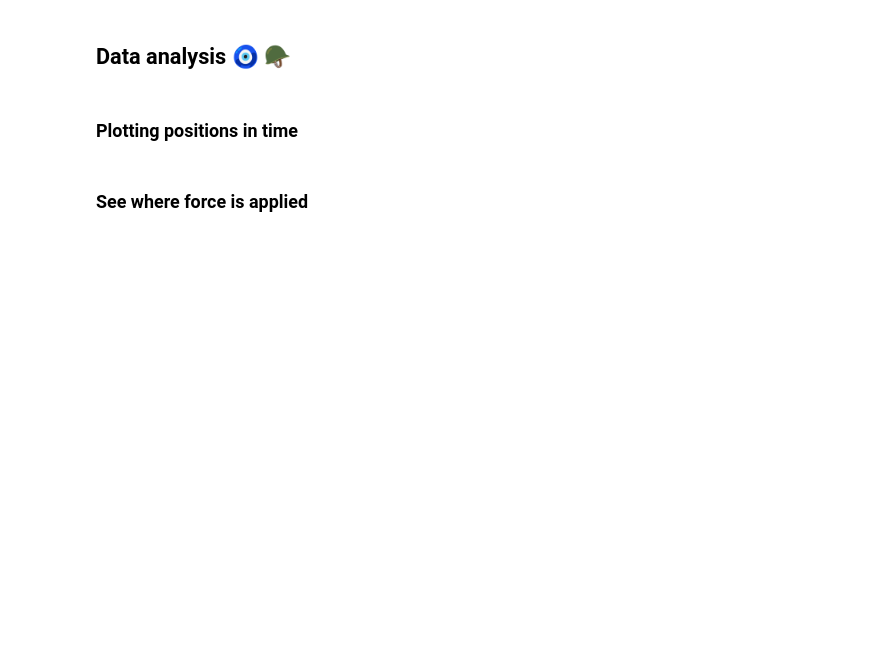
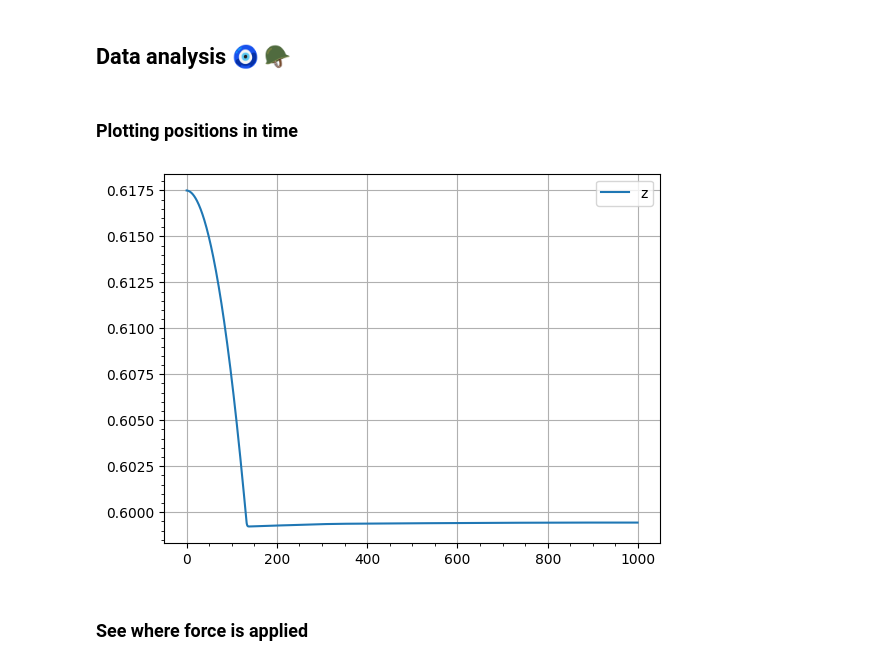
Before and after one commit to Gaianeve/Real_Mega_Fufi, a Jupyter notebook: Robot/1LegTrail/Giunto_versione_fascia_elastica/Model_video_spectrum.ipynb, the cells around one changed output. Cells and saved outputs as stored; diff of their text form; code cells hidden in the pictures; blank space fills up the shorter version.

```diff
--- a/Robot/1LegTrail/Giunto_versione_fascia_elastica/Model_video_spectrum.ipynb
+++ b/Robot/1LegTrail/Giunto_versione_fascia_elastica/Model_video_spectrum.ipynb
@@ -65,9 +75,12 @@ elastic_joint_id = p.loadSoftBody("elastic_joint.obj",
                                   collisionMargin= 0.03,  # Più basso per materiali rigidi
                                   useSelfCollision=0,  # Necessario se il corpo è complesso
                                   frictionCoeff=0.8,
-                                  springElasticStiffness=1e7,
-                                  springDampingStiffness=1e6,
+                                  springElasticStiffness=1e15,
+                                  springDampingStiffness=1e1,
                                   springBendingStiffness=1e7,
                                   useFaceContact=1)  # Alta attrito per accia
 #arancione
 p.changeVisualShape(elastic_joint_id, -1, rgbaColor=[1, 0.65, 0, 1])
+
+print(elastic_joint_id)
+#print(p.getCollisionShapeData(elastic_joint_id, -1))
@@ -185,7 +229,7 @@ down
 
 # Parametri della fotocamera
 cam_target_pos = [0, 0, 0]
-cam_distance = 2
+cam_distance = 1
 cam_yaw, cam_pitch, cam_roll = 50, -30.0, 0
 cam_width, cam_height = 480, 360
 cam_up_axis_idx = 2
@@ -213,6 +261,8 @@ p.stepSimulation()
 # Liste per registrare le posizioni
 leg_positions_x, leg_positions_y, leg_position_z = [], [], []
 joint_positions_x, joint_positions_y, joint_position_z = [], [], []
+
+joint_positions_down_z, joint_positions_up_z = [], []
 # %% [markdown]
 ## Start simulation 🥠 🏃
 # %%
@@ -241,6 +291,11 @@ for step in range(1000):
     joint_positions_y.append(joint_position[1])
     joint_position_z.append(joint_position[2])
 
+    mesh_data = p.getMeshData(elastic_joint_id, flags=p.MESH_DATA_SIMULATION_MESH)
+    node_positions = mesh_data[1]  # Posizioni dei nodi
+    joint_positions_down_z.append(node_positions[0][2])
+    joint_positions_up_z.append(node_positions[1][2])
+
     # Aggiorna il video
     # Calcola la vista e la proiezione della fotocamera
     cam_view_matrix = p.computeViewMatrixFromYawPitchRoll(
@@ -280,16 +337,18 @@ HTML(f'<video width="600" controls><source src="{data_url}" type="video/mp4"></v
 # %%
 
 #plotting positions
 plt.figure('Leg positions')
-plt.plot(leg_positions_x, label='x')
+#plt.plot(leg_positions_x, label='x')
 #plt.plot(leg_positions_y, label='y')
-#plt.plot(leg_position_z, label='z')
+plt.plot(leg_position_z, label='z')
 plt.legend()
 plt.grid()
 plt.minorticks_on()
 #plt.ylim(-0.0025,0.0025)
 #plt.xlim(90, 110)
 plt.show()
+# %% [output]
+[figure, added]
 # %%
 leg_position_z[0]-leg_position_z[-1]
 # %% [markdown]
```
Also changed, not shown: parts of 13 cells of this notebook.
